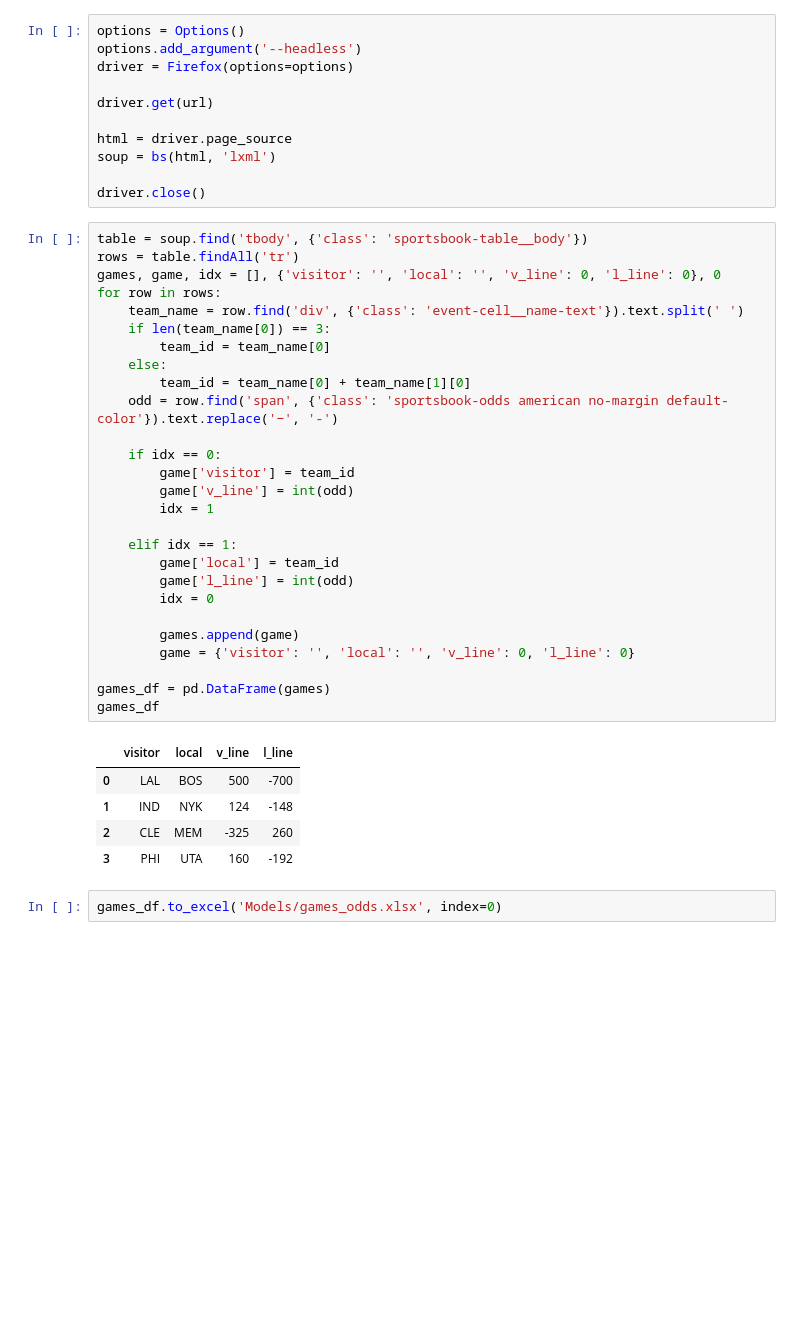
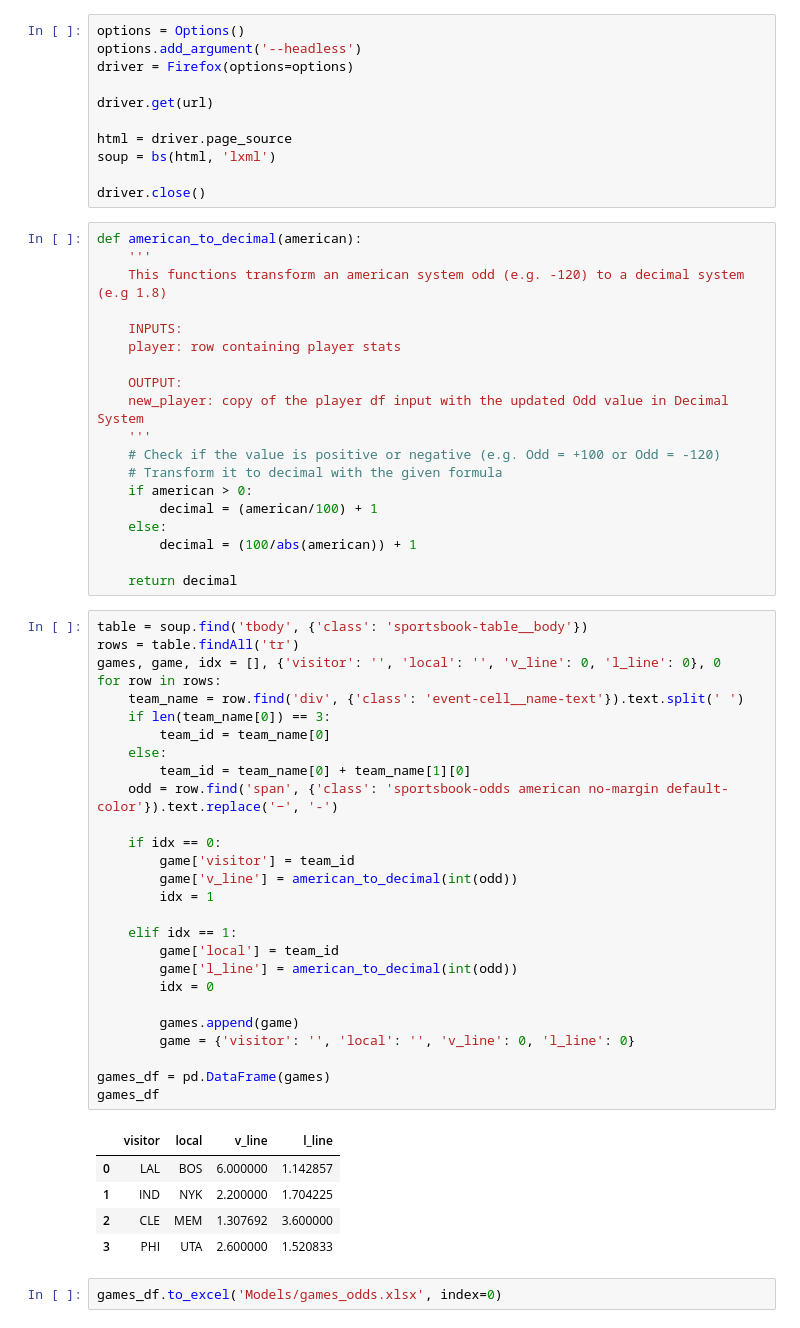
Before and after one commit to marioutiel/TFG, a Jupyter notebook: scrapper_odds.ipynb, the cells around one changed output. Saved outputs shown, nothing was run; the diff lists cells and outputs as text; blank space fills up the shorter version.

```diff
--- a/scrapper_odds.ipynb
+++ b/scrapper_odds.ipynb
@@ -18,38 +18,57 @@ html = driver.page_source
 soup = bs(html, 'lxml')
 
 driver.close()
+# %%
+def american_to_decimal(american):
+    '''
+    This functions transform an american system odd (e.g. -120) to a decimal system (e.g 1.8)
+
+    INPUTS:
+    player: row containing player stats
+
+    OUTPUT:
+    new_player: copy of the player df input with the updated Odd value in Decimal System
+    '''
+    # Check if the value is positive or negative (e.g. Odd = +100 or Odd = -120)
+    # Transform it to decimal with the given formula
+    if american > 0:
+        decimal = (american/100) + 1
+    else:
+        decimal = (100/abs(american)) + 1
+
+    return decimal
 # %%
 table = soup.find('tbody', {'class': 'sportsbook-table__body'})
 rows = table.findAll('tr')
 games, game, idx = [], {'visitor': '', 'local': '', 'v_line': 0, 'l_line': 0}, 0
 for row in rows:
     team_name = row.find('div', {'class': 'event-cell__name-text'}).text.split(' ')
     if len(team_name[0]) == 3:
         team_id = team_name[0]
     else:
         team_id = team_name[0] + team_name[1][0]
     odd = row.find('span', {'class': 'sportsbook-odds american no-margin default-color'}).text.replace('−', '-')
 
     if idx == 0:
         game['visitor'] = team_id
-        game['v_line'] = int(odd)
+        game['v_line'] = american_to_decimal(int(odd))
         idx = 1
 
     elif idx == 1:
         game['local'] = team_id
-        game['l_line'] = int(odd)
+        game['l_line'] = american_to_decimal(int(odd))
         idx = 0
 
         games.append(game)
         game = {'visitor': '', 'local': '', 'v_line': 0, 'l_line': 0}
 
 games_df = pd.DataFrame(games)
 games_df
 # %% [output]
 |  | visitor | local | v_line | l_line |
-| 0 | LAL | BOS | 500 | -700 |
-| 1 | IND | NYK | 124 | -148 |
-| 2 | CLE | MEM | -325 | 260 |
-| 3 | PHI | UTA | 160 | -192 |
+| 0 | LAL | BOS | 6.000000 | 1.142857 |
+| 1 | IND | NYK | 2.200000 | 1.704225 |
+| 2 | CLE | MEM | 1.307692 | 3.600000 |
+| 3 | PHI | UTA | 2.600000 | 1.520833 |
 # %%
 games_df.to_excel('Models/games_odds.xlsx', index=0)
```
Also changed, not shown: 3 other files.
